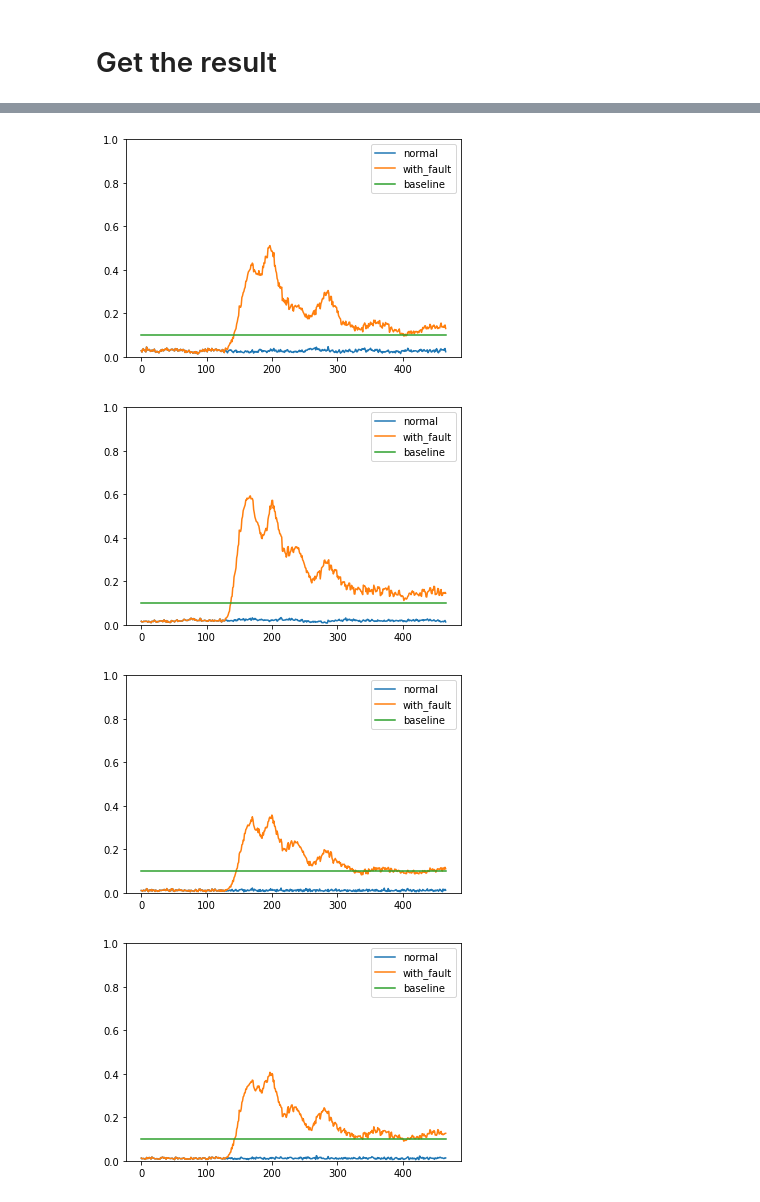
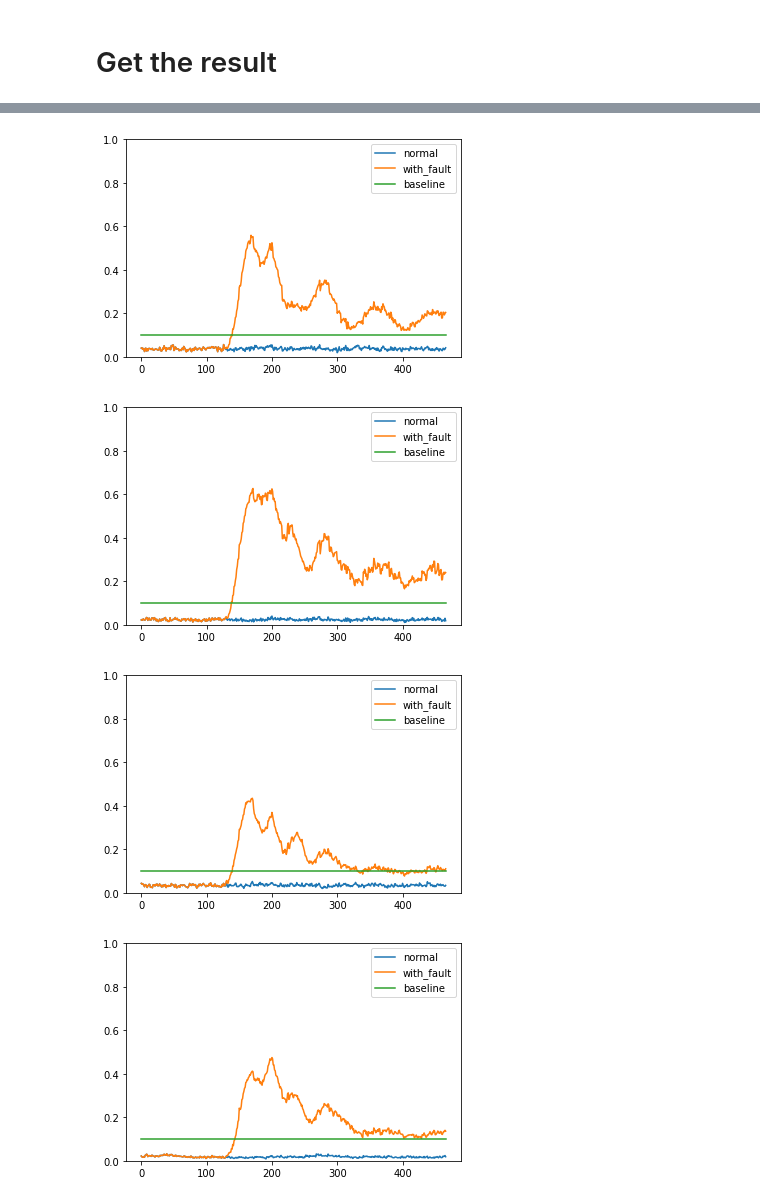
Before and after one commit to Rainmaker519/NGAFID_Anomaly_Detection, a Jupyter notebook: TEP/TEP_RNN.ipynb, the cells around one changed output, grey strips where cells are left out. Drawn from its saved outputs; the diff is of its cells as text; code cells hidden in the pictures.

Commit message:
Adjust the script
There is some error in the scaler and dataset.
Just fix it. But still need to take care the issue of changing the original dataset after I trained the model.

```diff
--- a/TEP/TEP_RNN.ipynb
+++ b/TEP/TEP_RNN.ipynb
@@ -349,6 +369,6 @@ Non-trainable params: 0
 _________________________________________________________________
 # %%
 model_2 = get_model_2()
-model_2 = train_model(fault_free_training, model_2)
+model_2, scaler = train_model(fault_free_training ,model_2)
 # %% [output]
 Epoch 1/20
@@ -390,6 +410,6 @@ Non-trainable params: 0
 _________________________________________________________________
 # %%
 model_3 = get_model_3()
-model_3 = train_model(fault_free_training, model_3)
+model_3, scaler = train_model(fault_free_training ,model_3)
 # %% [output]
 Epoch 1/20
@@ -432,6 +452,6 @@ Non-trainable params: 0
 _________________________________________________________________
 # %%
 model_4 = get_model_4()
-model_4 = train_model(fault_free_training, model_4)
+model_4, scaler = train_model(fault_free_training ,model_4)
 # %% [output]
 Epoch 1/20
@@ -473,11 +493,6 @@ Non-trainable params: 0
 _________________________________________________________________
 # %% [markdown]
 # Get the result
-# %%
-def get_result(model, baseline, simrun):
-  mse_model_1 = get_mse(fault_free_testing, simrun, model)
-  mse_model_2 = get_mse(faulty_testing, simrun, model)
-  pd.DataFrame({'normal' : mse_model_1, 'with_fault' : mse_model_2, 'baseline': baseline}).plot(ylim = (0.0, 1.0))
 # %%
 baseline = 0.1
 run = 1
@@ -485,5 +500,5 @@ models = [model, model_2, model_3, model_4]
 
 
 for i in range(len(models)):
-  get_result(models[i], 0.1, run)
+  get_result(models[i], 0.1, scaler, run)
 # %% [output]
@@ -498,4 +513,4 @@ for i in range(len(models)):
-[figure, old version]
+[figure, new version]
-[figure, old version]
+[figure, new version]
-[figure, old version]
+[figure, new version]
-[figure, old version]
+[figure, new version]
```
Also changed, not shown: parts of 23 cells of this notebook.
